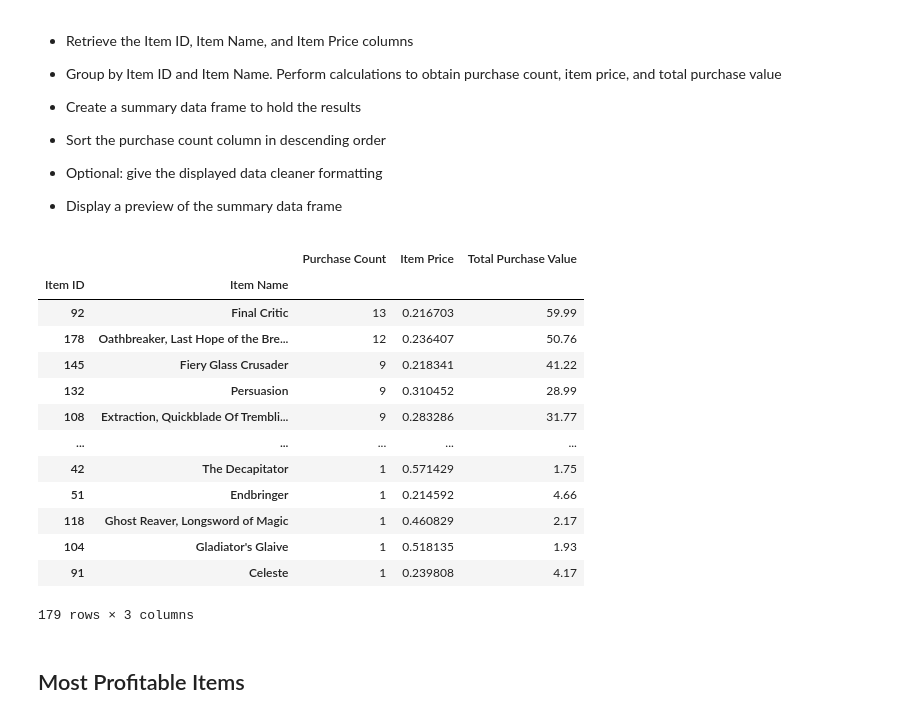
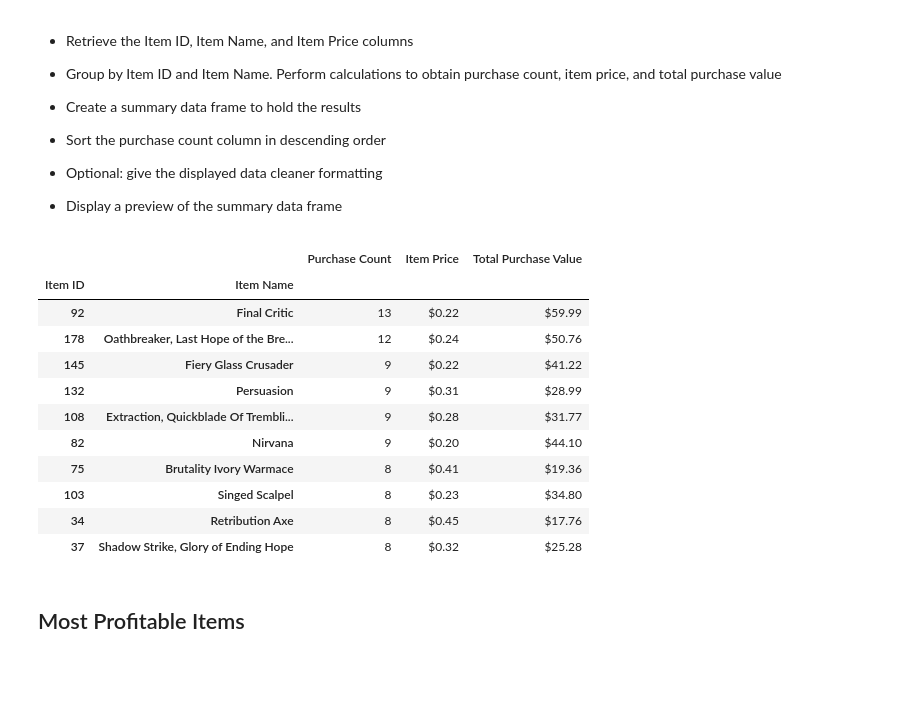
Before and after one commit to AmyAndersson/HeroesOfPymoli, a Jupyter notebook: HeroesOfPymoli_starter.ipynb, the cells around one changed output. Drawn from its saved outputs; the diff is of its cells as text; code cells hidden in the pictures; blank space fills up the shorter version.

```diff
--- a/HeroesOfPymoli_starter.ipynb
+++ b/HeroesOfPymoli_starter.ipynb
@@ -291,33 +348,45 @@ Purch_Analy_TS_sort.head(5)
 
 * Display a preview of the summary data frame
 # %%
+#pull out the columns from the initial dataset
 Pop_items= purchase_data_df[["Item ID", "Item Name", "Price"]]
+
+#group by item id and item name
 Pop_items=Pop_items.groupby(["Item ID", "Item Name"])
 
-
+#count how many items
 purchase_count_pop=Pop_items["Item Name"].count()
 
+#total amount made from each item sale
 Tot_purch_price_pop=Pop_items["Price"].sum()
+
+#item price = the amount bought / the total amount made
 Item_price_pop=purchase_count_pop/Tot_purch_price_pop
 
+#create a df with summary data
 Pop_items=pd.DataFrame({"Purchase Count": purchase_count_pop, "Item Price": Item_price_pop, "Total Purchase Value": Tot_purch_price_pop})
+
+#sort by most sold item
 Pop_items_sorted=Pop_items.sort_values("Purchase Count", ascending =False)
-Pop_items_sorted
+
+#formatting
+Pop_items_sorted["Item Price"]=Pop_items_sorted["Item Price"].astype(float).map("${:,.2f}".format)
+Pop_items_sorted["Total Purchase Value"]=Pop_items_sorted["Total Purchase Value"].astype(float).map("${:,.2f}".format)
+
+Pop_items_sorted.head(10)
 # %% [output]
 |  |  | Purchase Count | Item Price | Total Purchase Value |
 | Item ID | Item Name |  |  |  |
-| 92 | Final Critic | 13 | 0.216703 | 59.99 |
-| 178 | Oathbreaker, Last Hope of the Bre... | 12 | 0.236407 | 50.76 |
-| 145 | Fiery Glass Crusader | 9 | 0.218341 | 41.22 |
-| 132 | Persuasion | 9 | 0.310452 | 28.99 |
-| 108 | Extraction, Quickblade Of Trembli... | 9 | 0.283286 | 31.77 |
-| ... | ... | ... | ... | ... |
-| 42 | The Decapitator | 1 | 0.571429 | 1.75 |
-| 51 | Endbringer | 1 | 0.214592 | 4.66 |
-| 118 | Ghost Reaver, Longsword of Magic | 1 | 0.460829 | 2.17 |
-| 104 | Gladiator's Glaive | 1 | 0.518135 | 1.93 |
-| 91 | Celeste | 1 | 0.239808 | 4.17 |
+| 92 | Final Critic | 13 | $0.22 | $59.99 |
+| 178 | Oathbreaker, Last Hope of the Bre... | 12 | $0.24 | $50.76 |
+| 145 | Fiery Glass Crusader | 9 | $0.22 | $41.22 |
+| 132 | Persuasion | 9 | $0.31 | $28.99 |
+| 108 | Extraction, Quickblade Of Trembli... | 9 | $0.28 | $31.77 |
+| 82 | Nirvana | 9 | $0.20 | $44.10 |
+| 75 | Brutality Ivory Warmace | 8 | $0.41 | $19.36 |
+| 103 | Singed Scalpel | 8 | $0.23 | $34.80 |
+| 34 | Retribution Axe | 8 | $0.45 | $17.76 |
+| 37 | Shadow Strike, Glory of Ending Hope | 8 | $0.32 | $25.28 |
-179 rows × 3 columns
 # %% [markdown]
 ## Most Profitable Items
 # %% [markdown]
```
Also changed, not shown: parts of 18 cells of this notebook.
